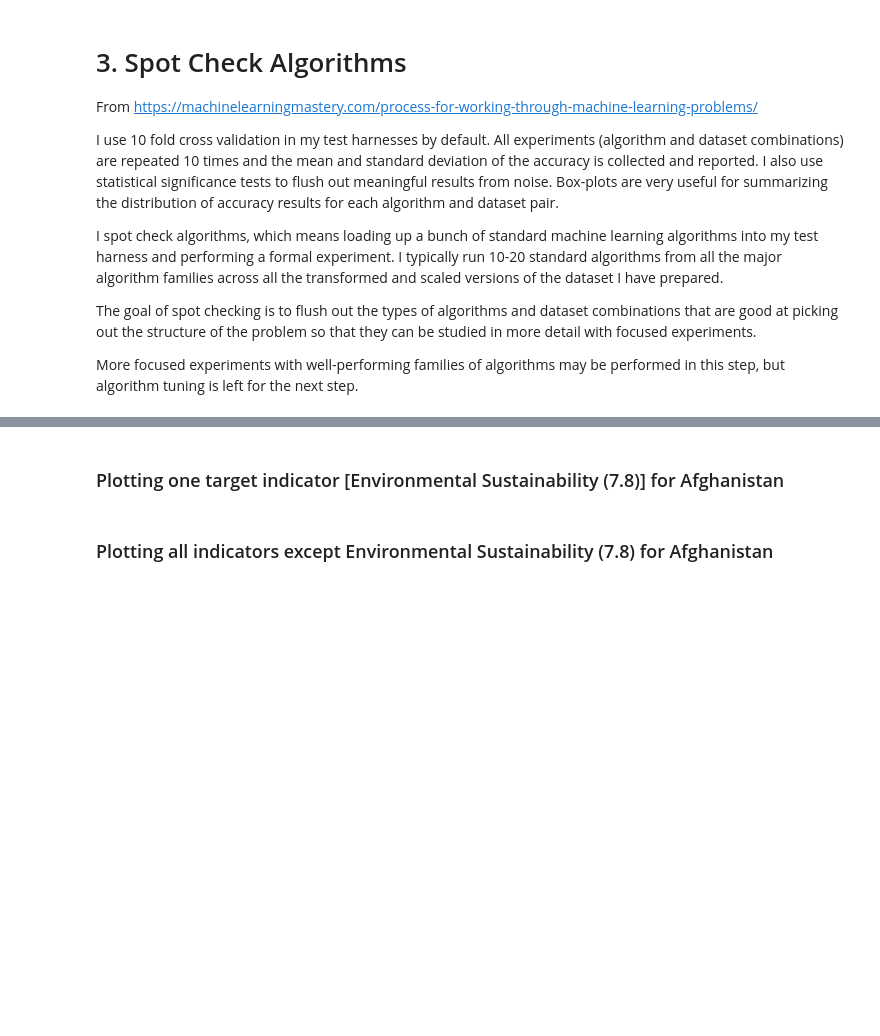
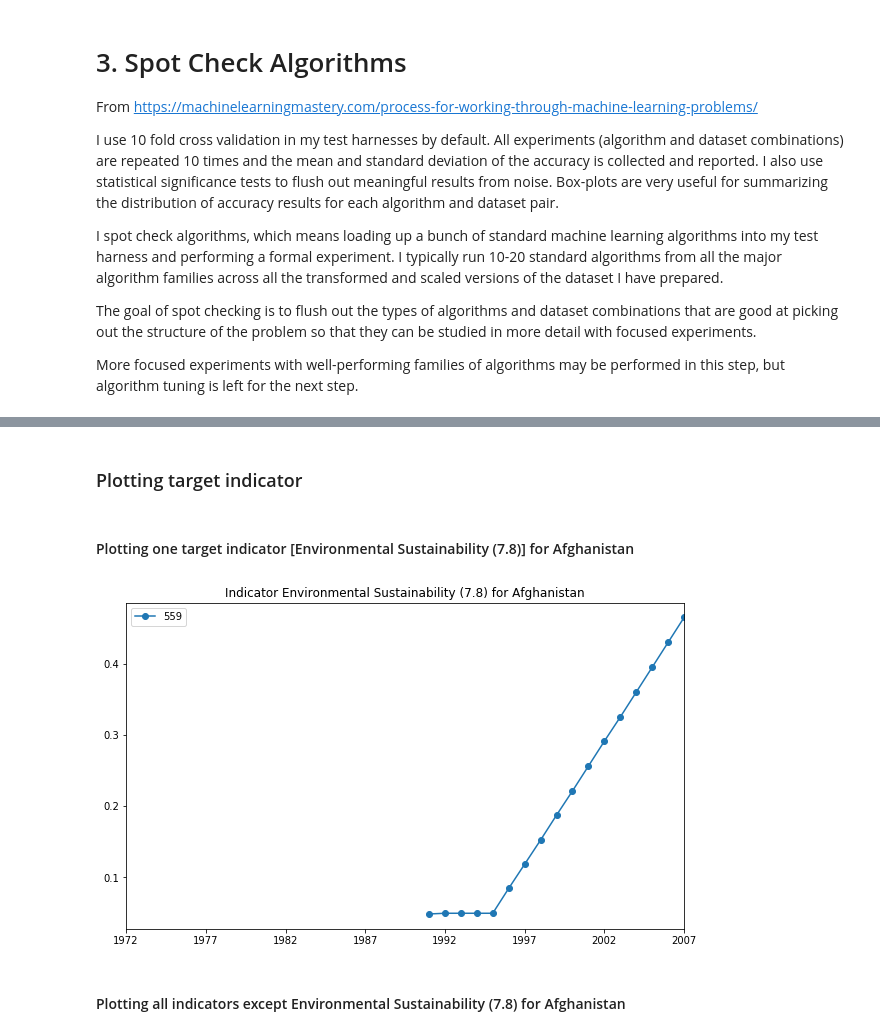
Before and after one commit to machine-learning-study-group/time-series-millenium-goals, a Jupyter notebook: 3-spot-check-algorithms.ipynb, the cells around one changed output, grey strips where cells are left out. Cells and saved outputs as stored; diff of their text form; code cells hidden in the pictures; blank space fills up the shorter version.

```diff
--- a/3-spot-check-algorithms.ipynb
+++ b/3-spot-check-algorithms.ipynb
@@ -97,11 +115,16 @@ plot_predictions(df_submission_in_data, df_simple_preds, 16)
+# %% [markdown]
+### Plotting target indicator
 # %% [markdown]
-### Plotting one target indicator [Environmental Sustainability (7.8)] for Afghanistan
+#### Plotting one target indicator [Environmental Sustainability (7.8)] for Afghanistan
 # %%
 df_afghanistan_7_8 = df[ (df["Country_Name"] == "Afghanistan") & (df["Series_Code"] == "7.8")]
 df_afghanistan_7_8_1972_to_2007 = df_afghanistan_7_8.loc[:, "1972":"2007"]
-df_afghanistan_7_8_1972_to_2007.T.plot(marker="o", title="Indicator Environmental Sustainability (7.8) for Afghanistan");
+df_afghanistan_7_8_1972_to_2007.T.plot(marker="o", figsize=(10, 6), \
+                                       title="Indicator Environmental Sustainability (7.8) for Afghanistan");
+# %% [output]
+[figure, added]
 # %% [markdown]
-### Plotting all indicators except Environmental Sustainability (7.8) for Afghanistan
+#### Plotting all indicators except Environmental Sustainability (7.8) for Afghanistan
 # %%
 df_afghanistan_not_7_8 = df[ (df["Country_Name"] == "Afghanistan") & (df["Series_Code"] != "7.8")]
 df_afghanistan_not_7_8_1972_to_2007 = df_afghanistan_not_7_8.loc[:, "1972":"2007"]
```
Also changed, not shown: parts of 40 cells of this notebook, 1 other file.
